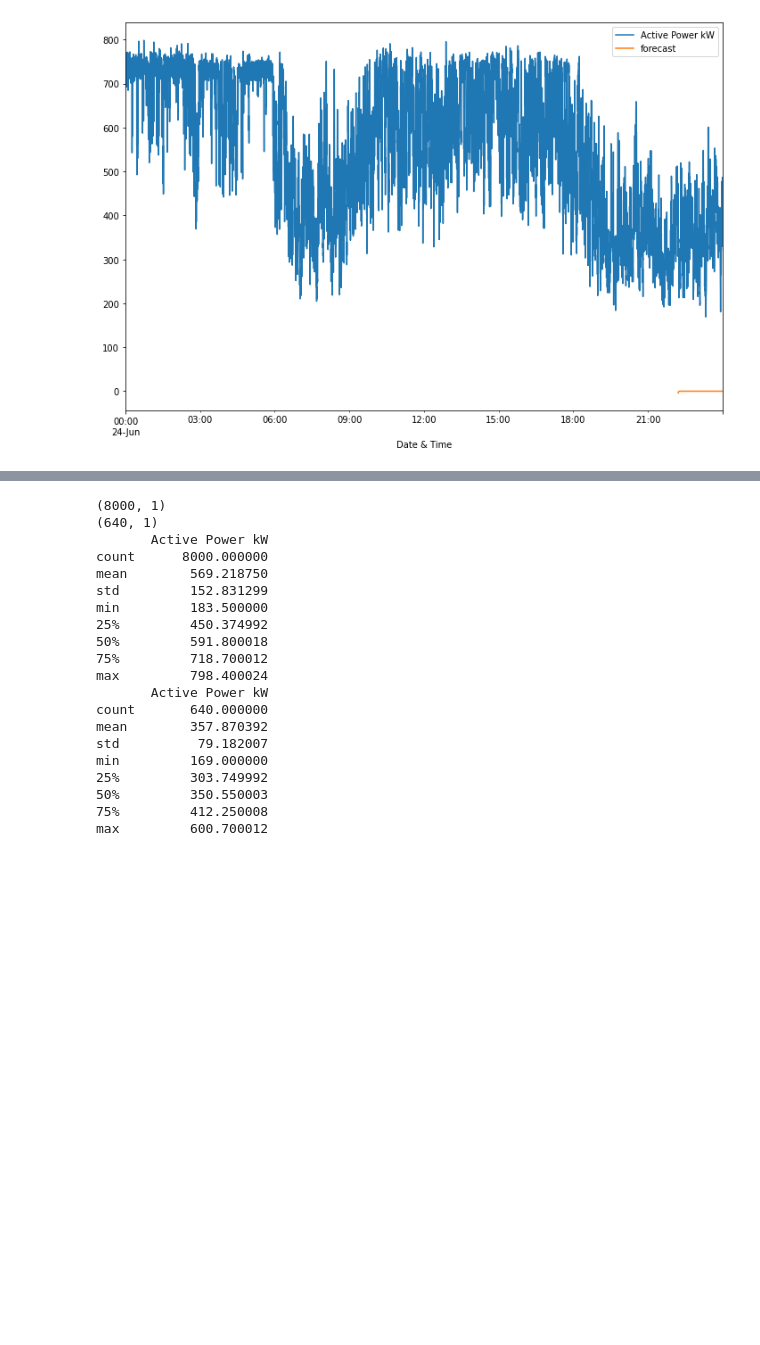
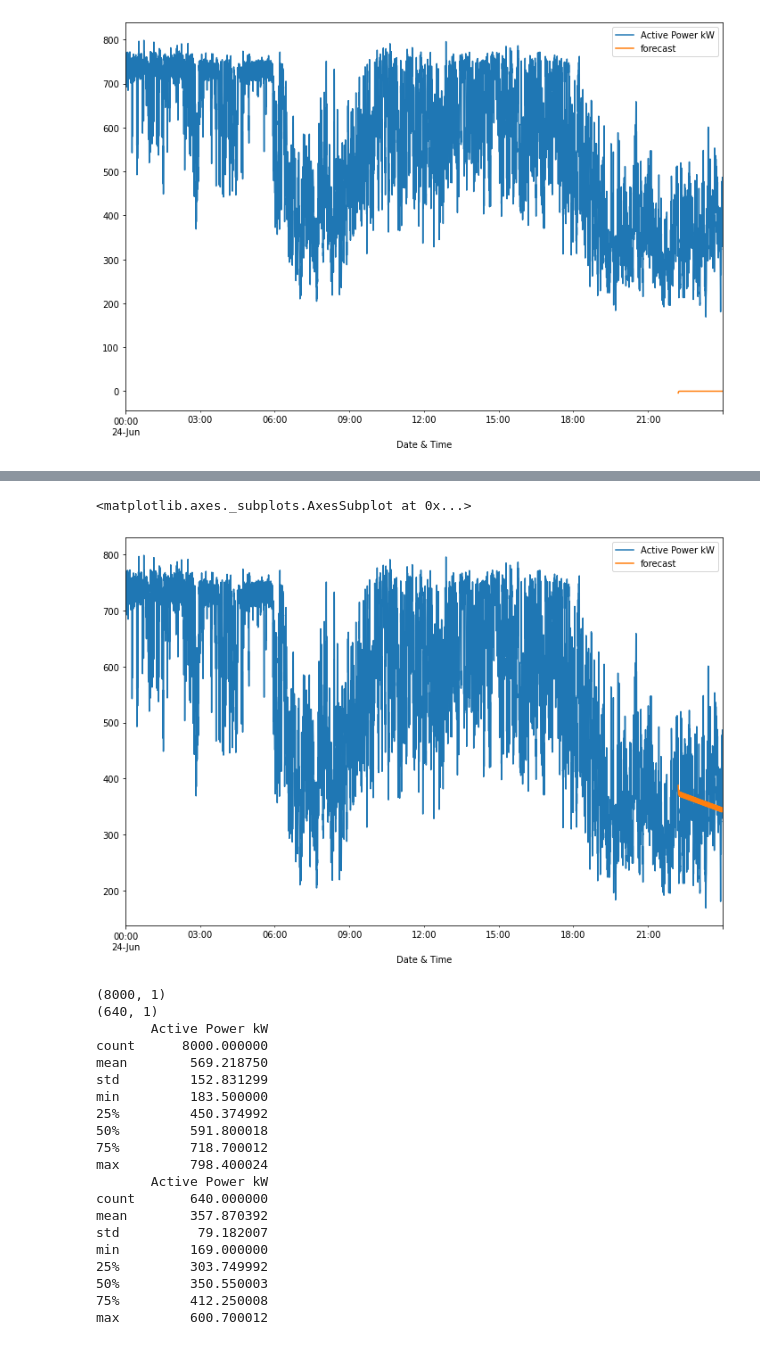
Before and after one commit to entc-17-fyp-20/WPF_Data_Visualization, a Jupyter notebook: ARIMA_model.ipynb, the cells around one changed output, grey strips where cells are left out. Cells and saved outputs as stored; diff of their text form; code cells hidden in the pictures; blank space fills up the shorter version.

```diff
--- a/ARIMA_model.ipynb
+++ b/ARIMA_model.ipynb
@@ -205,3 +256,9 @@ df[['Active Power kW','forecast']].plot(figsize=(12,8))
+# %%
+df['forecast']=results.predict(start=8000,end=8640,dynamic=True)
+df[['Active Power kW','forecast']].plot(figsize=(12,8))
+# %% [output]
+<matplotlib.axes._subplots.AxesSubplot at 0x...>
+[figure, added]
 # %%
 train,test=active_power[:-640],active_power[-640:]  #seperate train and test data arrays
 print(train.shape)
```
Also changed, not shown: parts of 9 cells of this notebook.
